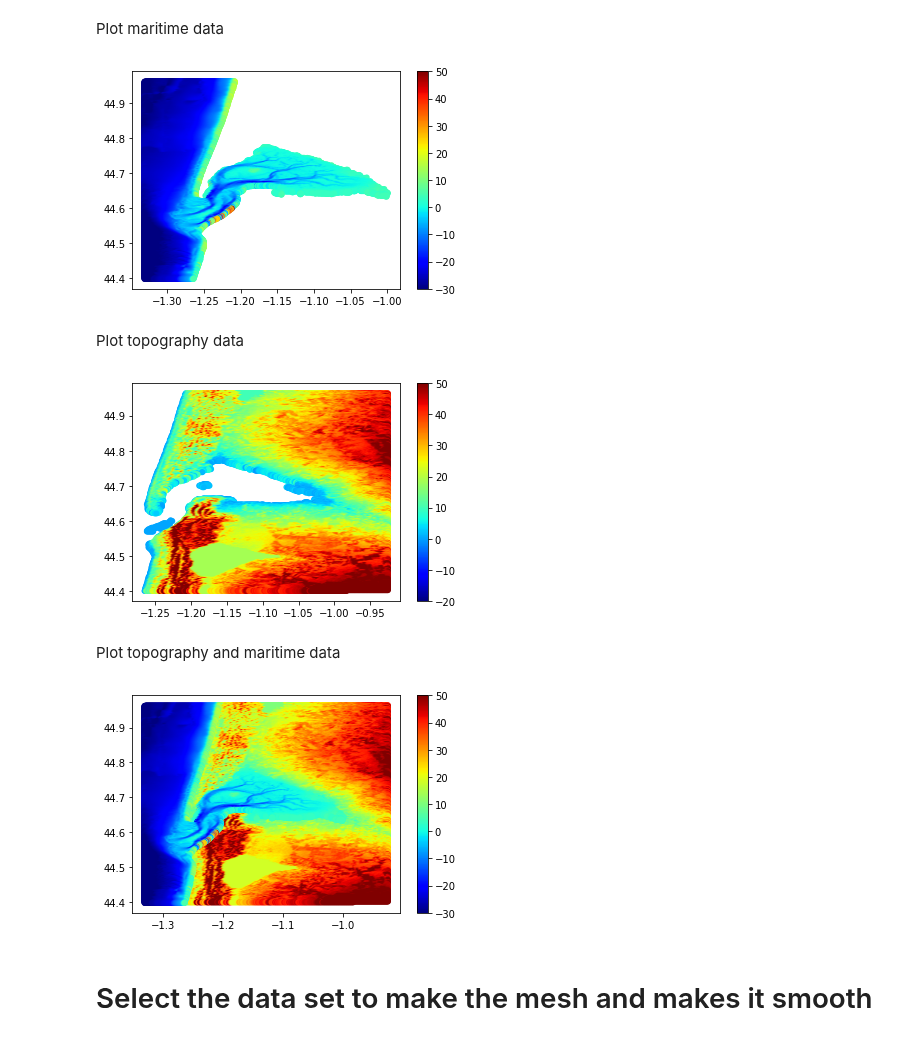
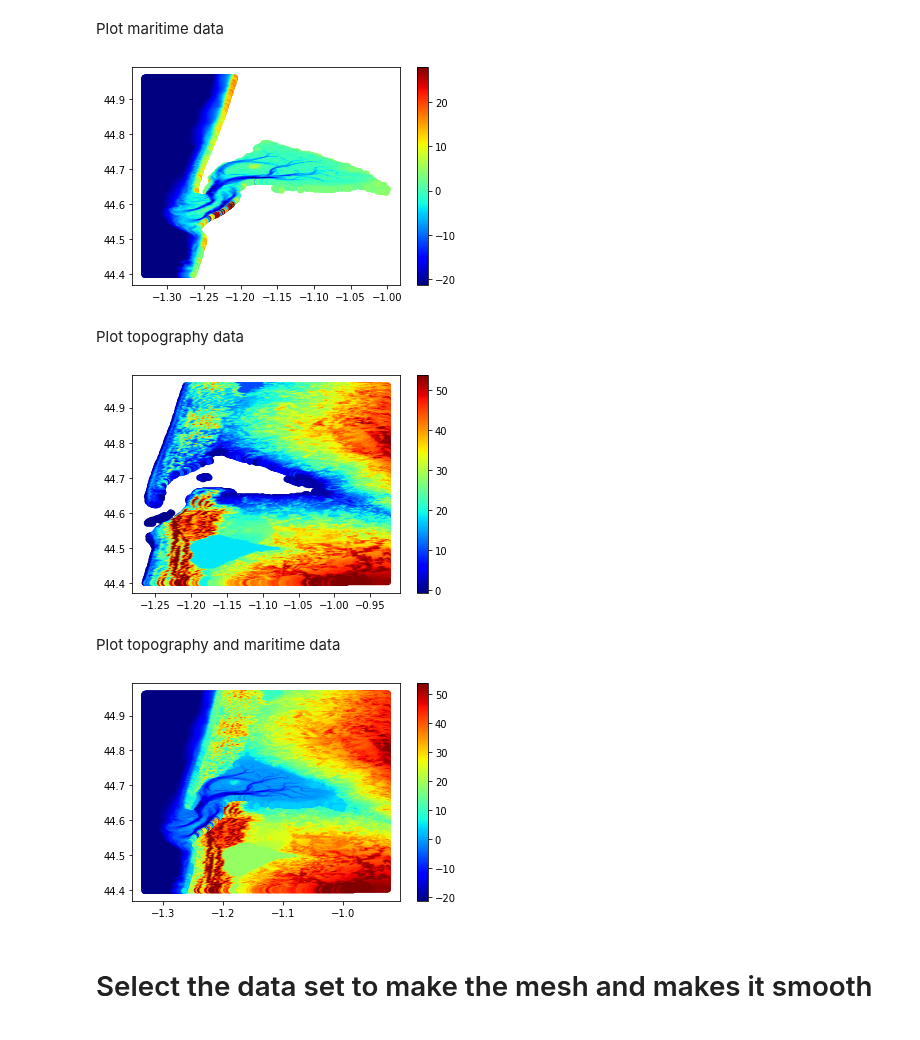
Before and after one commit to LawsonOliveira/Tsunami, a Jupyter notebook: data_set/Mesh/Maillage_dataset.ipynb, the cells around one changed output. Saved outputs shown, nothing was run; the diff lists cells and outputs as text; code cells hidden in the pictures.

```diff
--- a/data_set/Mesh/Maillage_dataset.ipynb
+++ b/data_set/Mesh/Maillage_dataset.ipynb
@@ -45,34 +45,34 @@ Plot maritime data
 # %%
 plt.figure()
 plt.scatter(maritime_long/111000, maritime_lat/111000, c=maritime_depth/30, cmap="jet",linewidths=0.0000005)
-plt.clim(vmin=-30,vmax=50)
+plt.clim(vmin=np.min(maritime_depth)/50,vmax=np.max(maritime_depth)/50)
 plt.colorbar()
 plt.savefig("Mar_data.png")
 plt.show()
 # %% [output]
-[figure, old version]
+[figure, new version]
 # %% [markdown]
 Plot topography data
 # %%
 plt.figure()
 plt.scatter(earth_long/111000, earth_lat/111000, c=earth_depth/30, cmap="jet",linewidths=0.0000005)
-plt.clim(vmin=-20,vmax=50)
+plt.clim(vmin=np.min(earth_depth)/50,vmax=np.max(earth_depth)/50)
 plt.colorbar()
 plt.savefig("Topo_data.png")
 plt.show()
 # %% [output]
-[figure, old version]
+[figure, new version]
 # %% [markdown]
 Plot topography and maritime data
 # %%
 plt.figure()
 plt.scatter(np.concatenate((earth_long/111000,maritime_long/111000)), np.concatenate((earth_lat/111000,maritime_lat/111000)), c=np.concatenate((earth_depth/30,maritime_depth/30)), cmap="jet",linewidths=0.0000005)
-plt.clim(vmin=-np.min(maritime_depth),vmax=np.max(earth_depth))
+plt.clim(vmin=np.min(maritime_depth)/50,vmax=np.max(earth_depth)/50)
 plt.colorbar()
 plt.savefig("Topo_Mar_data.png")
 plt.show()
 # %% [output]
-[figure, old version]
+[figure, new version]
 # %% [markdown]
 # Select the data set to make the mesh and makes it smooth
 # %% [markdown]
```
Also changed, not shown: 3 other files.
